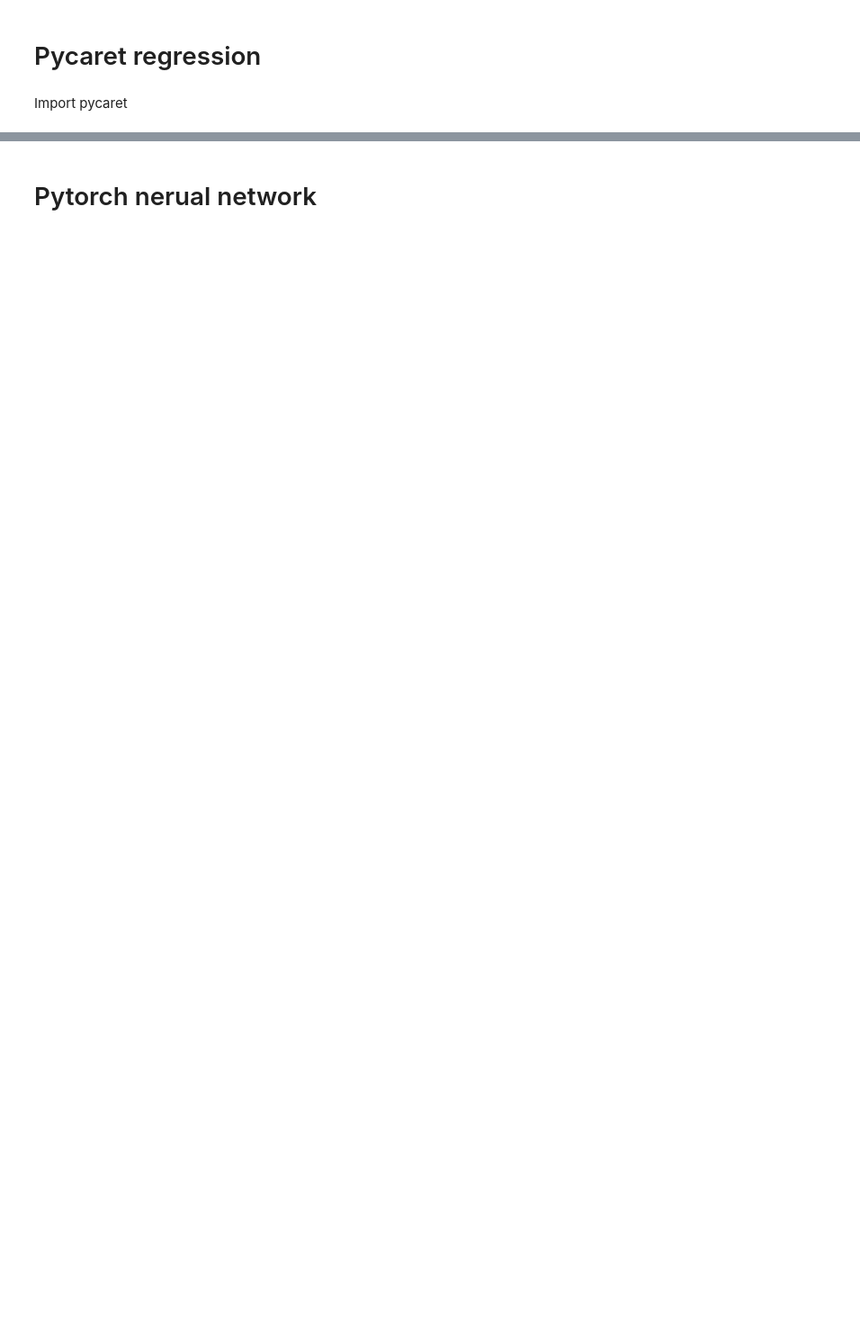
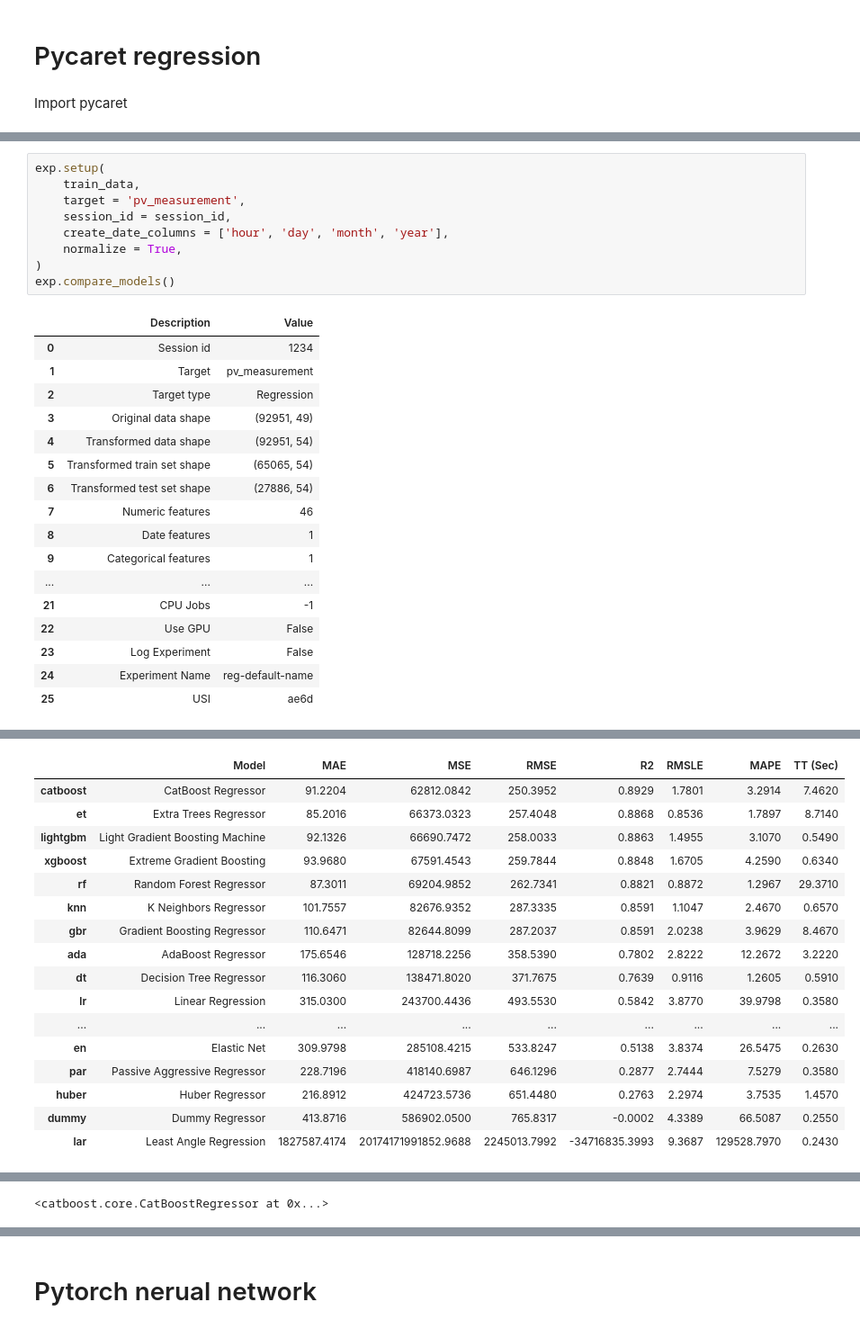
Before and after one commit to jkbch/machine_learning_exam, a Jupyter notebook: Jakob_notebook.ipynb, the cells around one changed output, grey strips where cells are left out. Shown at 90% size. Cells and saved outputs as stored; diff of their text form; blank space fills up the shorter version.

```diff
--- a/Jakob_notebook.ipynb
+++ b/Jakob_notebook.ipynb
@@ -232,0 +296,27 @@ Setup basic model
+# %%
+exp.setup(
+    train_data,
+    target = 'pv_measurement',
+    session_id = session_id,
+    create_date_columns = ['hour', 'day', 'month', 'year'],
+    normalize = True,
+)
+exp.compare_models()
+# %% [output]
+|  | Description | Value |
+| 0 | Session id | 1234 |
+| 1 | Target | pv_measurement |
+| 2 | Target type | Regression |
+| 3 | Original data shape | (92951, 49) |
+| 4 | Transformed data shape | (92951, 54) |
+| 5 | Transformed train set shape | (65065, 54) |
+| 6 | Transformed test set shape | (27886, 54) |
+| 7 | Numeric features | 46 |
+| 8 | Date features | 1 |
+| 9 | Categorical features | 1 |
+| ... | ... | ... |
+| 21 | CPU Jobs | -1 |
+| 22 | Use GPU | False |
+| 23 | Log Experiment | False |
+| 24 | Experiment Name | reg-default-name |
+| 25 | USI | ae6d |
@@ -232,0 +324,17 @@ Setup basic model
+|  | Model | MAE | MSE | RMSE | R2 | RMSLE | MAPE | TT (Sec) |
+| catboost | CatBoost Regressor | 91.2204 | 62812.0842 | 250.3952 | 0.8929 | 1.7801 | 3.2914 | 7.4620 |
+| et | Extra Trees Regressor | 85.2016 | 66373.0323 | 257.4048 | 0.8868 | 0.8536 | 1.7897 | 8.7140 |
+| lightgbm | Light Gradient Boosting Machine | 92.1326 | 66690.7472 | 258.0033 | 0.8863 | 1.4955 | 3.1070 | 0.5490 |
+| xgboost | Extreme Gradient Boosting | 93.9680 | 67591.4543 | 259.7844 | 0.8848 | 1.6705 | 4.2590 | 0.6340 |
+| rf | Random Forest Regressor | 87.3011 | 69204.9852 | 262.7341 | 0.8821 | 0.8872 | 1.2967 | 29.3710 |
+| knn | K Neighbors Regressor | 101.7557 | 82676.9352 | 287.3335 | 0.8591 | 1.1047 | 2.4670 | 0.6570 |
+| gbr | Gradient Boosting Regressor | 110.6471 | 82644.8099 | 287.2037 | 0.8591 | 2.0238 | 3.9629 | 8.4670 |
+| ada | AdaBoost Regressor | 175.6546 | 128718.2256 | 358.5390 | 0.7802 | 2.8222 | 12.2672 | 3.2220 |
+| dt | Decision Tree Regressor | 116.3060 | 138471.8020 | 371.7675 | 0.7639 | 0.9116 | 1.2605 | 0.5910 |
+| lr | Linear Regression | 315.0300 | 243700.4436 | 493.5530 | 0.5842 | 3.8770 | 39.9798 | 0.3580 |
+| ... | ... | ... | ... | ... | ... | ... | ... | ... |
+| en | Elastic Net | 309.9798 | 285108.4215 | 533.8247 | 0.5138 | 3.8374 | 26.5475 | 0.2630 |
+| par | Passive Aggressive Regressor | 228.7196 | 418140.6987 | 646.1296 | 0.2877 | 2.7444 | 7.5279 | 0.3580 |
+| huber | Huber Regressor | 216.8912 | 424723.5736 | 651.4480 | 0.2763 | 2.2974 | 3.7535 | 1.4570 |
+| dummy | Dummy Regressor | 413.8716 | 586902.0500 | 765.8317 | -0.0002 | 4.3389 | 66.5087 | 0.2550 |
+| lar | Least Angle Regression | 1827587.4174 | 20174171991852.9688 | 2245013.7992 | -34716835.3993 | 9.3687 | 129528.7970 | 0.2430 |
@@ -232,0 +342 @@ Setup basic model
+<catboost.core.CatBoostRegressor at 0x...>
```
Also changed, not shown: parts of 35 cells of this notebook.
